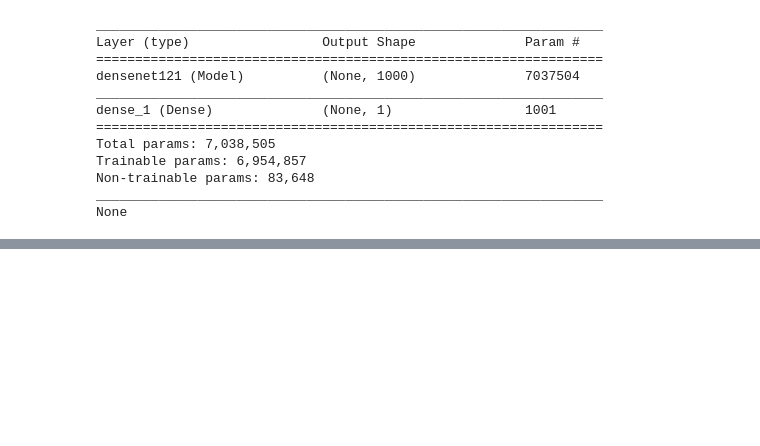
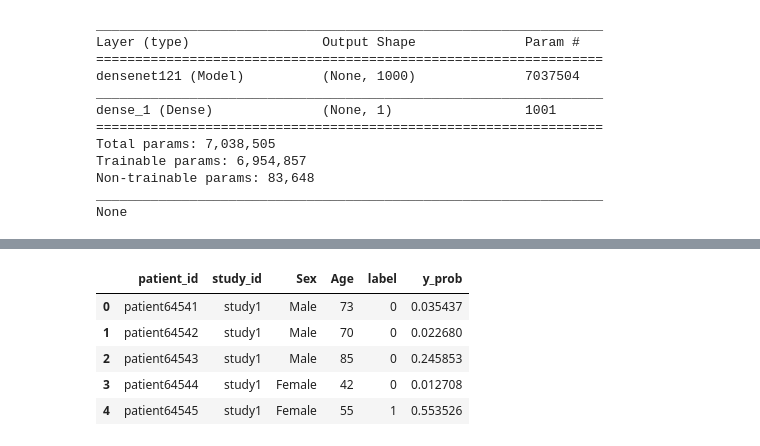
Before and after one commit to nateewall/AutomatedPathologyDetection, a Jupyter notebook: ModelEvaluations_Validation.ipynb, the cells around one changed output, grey strips where cells are left out. Saved outputs shown, nothing was run; the diff lists cells and outputs as text; code cells hidden in the pictures; blank space fills up the shorter version.

```diff
--- a/ModelEvaluations_Validation.ipynb
+++ b/ModelEvaluations_Validation.ipynb
@@ -133,0 +162,4 @@ AttributeError: 'Sequential' object has no attribute 'class_indices'
+# %%
+valid['patient_id'] = [item[2] for item in valid['Path'].str.split("/")]
+valid['study_id'] = [item[3] for item in valid['Path'].str.split("/")]
+valid.head()
@@ -133,0 +177,9 @@ AttributeError: 'Sequential' object has no attribute 'class_indices'
+# %%
+test.head()
+# %% [output]
+|  | patient_id | study_id | Sex | Age | label | y_prob |
+| 0 | patient64541 | study1 | Male | 73 | 0 | 0.035437 |
+| 1 | patient64542 | study1 | Male | 70 | 0 | 0.022680 |
+| 2 | patient64543 | study1 | Male | 85 | 0 | 0.245853 |
+| 3 | patient64544 | study1 | Female | 42 | 0 | 0.012708 |
+| 4 | patient64545 | study1 | Female | 55 | 1 | 0.553526 |
```
Also changed, not shown: parts of 19 cells of this notebook, 2 other files.
